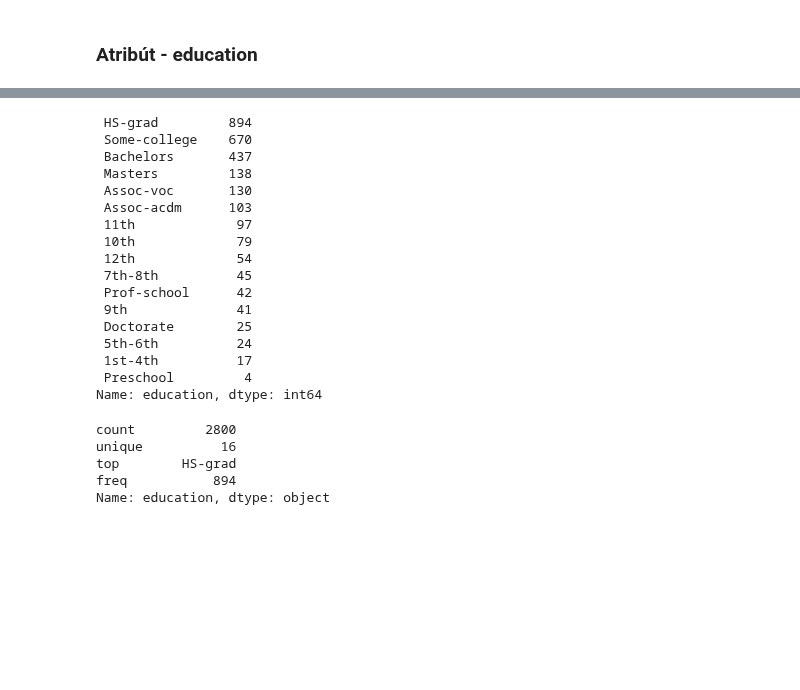
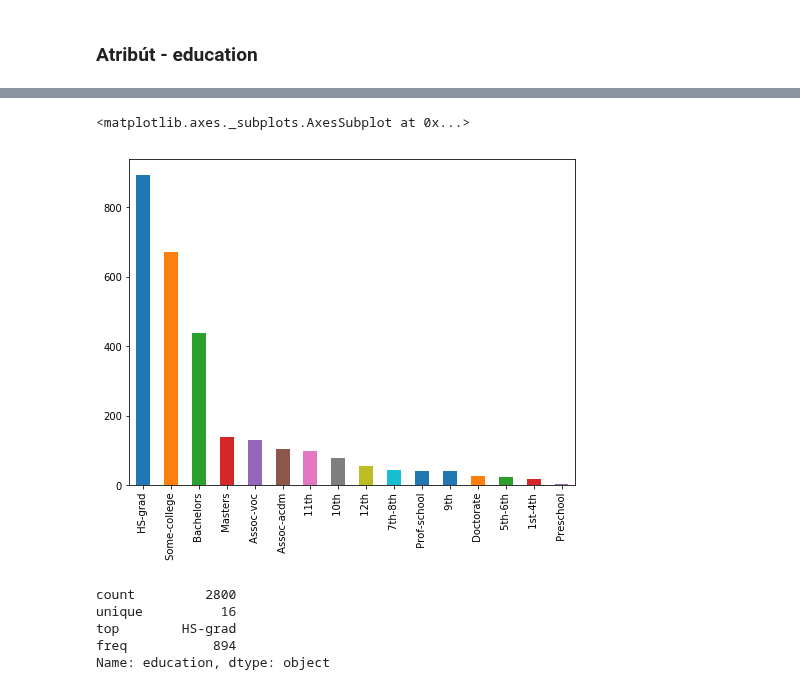
Before and after one commit to PeterJurkacek/IAU_2018_Jurkacek_Vyskoc, a Jupyter notebook: prieskumna_analyza.ipynb, the cells around one changed output, grey strips where cells are left out. Saved outputs shown, nothing was run; the diff lists cells and outputs as text; code cells hidden in the pictures; blank space fills up the shorter version.

```diff
--- a/prieskumna_analyza.ipynb
+++ b/prieskumna_analyza.ipynb
@@ -1095,23 +722,8 @@ Name: education, dtype: object
 # %%
-data['education'].value_counts()
+data['education'].value_counts().plot(kind="bar")
 # %% [output]
- HS-grad         894
- Some-college    670
- Bachelors       437
- Masters         138
- Assoc-voc       130
- Assoc-acdm      103
- 11th             97
- 10th             79
- 12th             54
- 7th-8th          45
- Prof-school      42
- 9th              41
- Doctorate        25
- 5th-6th          24
- 1st-4th          17
- Preschool         4
-Name: education, dtype: int64
+<matplotlib.axes._subplots.AxesSubplot at 0x...>
+[figure, added]
 # %%
 # zistíme si základné charakteristiky záznamov
 data['education'].describe()
```
Also changed, not shown: parts of 115 cells of this notebook.
